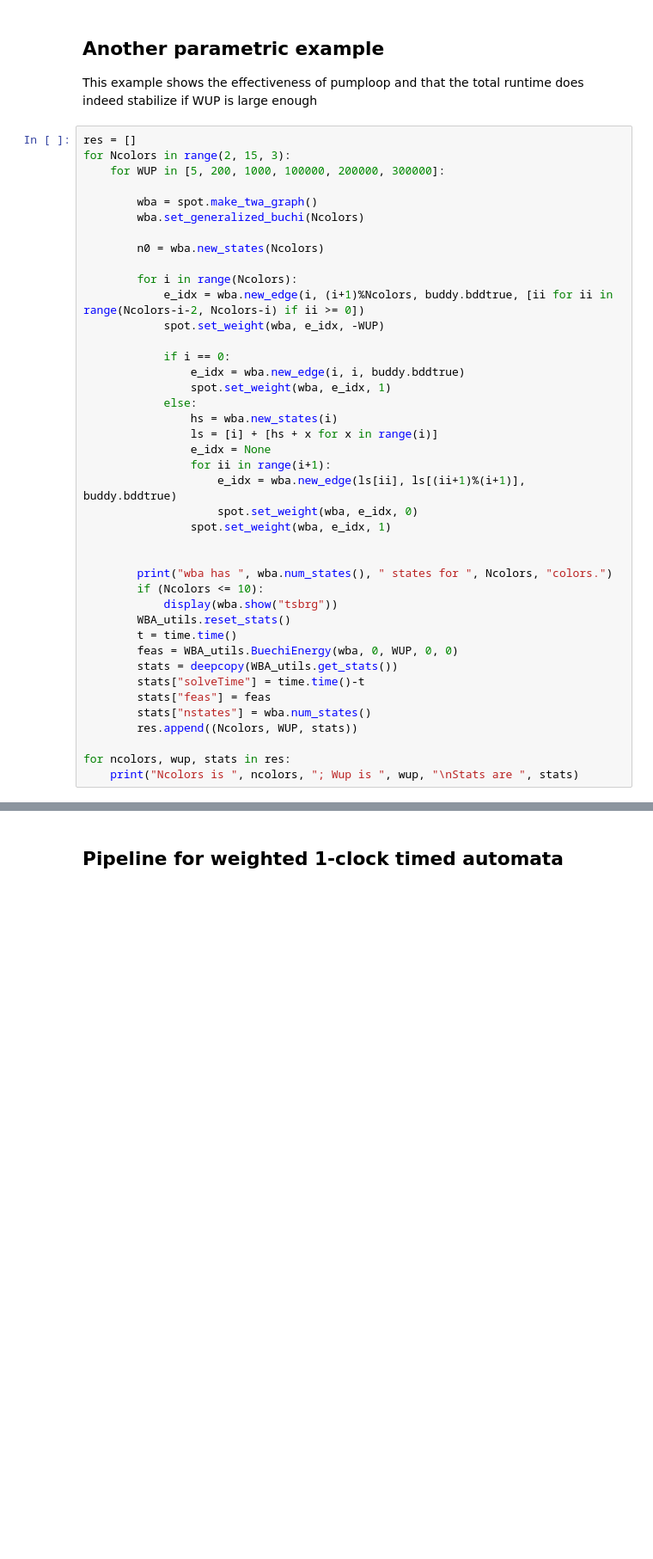
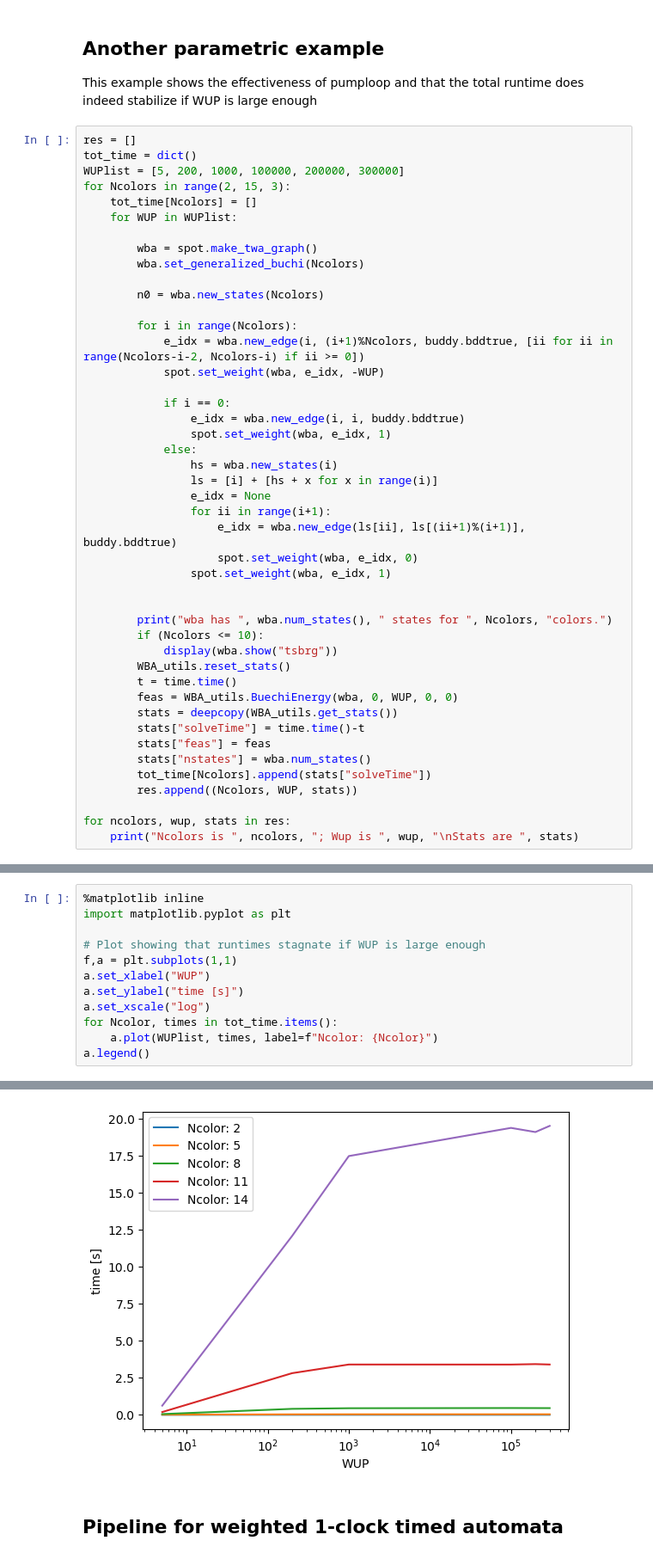
Before and after one commit to PhilippSchlehuberCaissier/wspot, a Jupyter notebook: code/energy_buechi.ipynb, the cells around one changed output, grey strips where cells are left out. Shown at 86% size. Cells and saved outputs as stored; diff of their text form; blank space fills up the shorter version.

```diff
--- a/code/energy_buechi.ipynb
+++ b/code/energy_buechi.ipynb
@@ -248,8 +248,11 @@ This example shows the effectiveness of pumploop and that the total runtime does
 stabilize if WUP is large enough
 # %%
 res = []
+tot_time = dict()
+WUPlist = [5, 200, 1000, 100000, 200000, 300000]
 for Ncolors in range(2, 15, 3):
-    for WUP in [5, 200, 1000, 100000, 200000, 300000]:
+    tot_time[Ncolors] = []
+    for WUP in WUPlist:
 
         wba = spot.make_twa_graph()
         wba.set_generalized_buchi(Ncolors)
@@ -283,6 +286,7 @@ for Ncolors in range(2, 15, 3):
         stats["solveTime"] = time.time()-t
         stats["feas"] = feas
         stats["nstates"] = wba.num_states()
+        tot_time[Ncolors].append(stats["solveTime"])
         res.append((Ncolors, WUP, stats))
 
 for ncolors, wup, stats in res:
@@ -305,0 +308,13 @@ Stats are  {'n_backedges': 1, 'n_bf_iter': 381, 'n_scc': 1, 'n_pump_loop': 377,
+# %%
+%matplotlib inline
+import matplotlib.pyplot as plt
+
+# Plot showing that runtimes stagnate if WUP is large enough
+f,a = plt.subplots(1,1)
+a.set_xlabel("WUP")
+a.set_ylabel("time [s]")
+a.set_xscale("log")
+for Ncolor, times in tot_time.items():
+    a.plot(WUPlist, times, label=f"Ncolor: {Ncolor}")
+a.legend()
+# %% [output]
@@ -306,3 +322,4 @@ Stats are  {'n_backedges': 1, 'n_bf_iter': 381, 'n_scc': 1, 'n_pump_loop': 377,
+[figure, added]
 # %% [markdown]
 ## Pipeline for weighted 1-clock timed automata
 # %%
```
Also changed, not shown: parts of 4 cells of this notebook, 6 other files.
